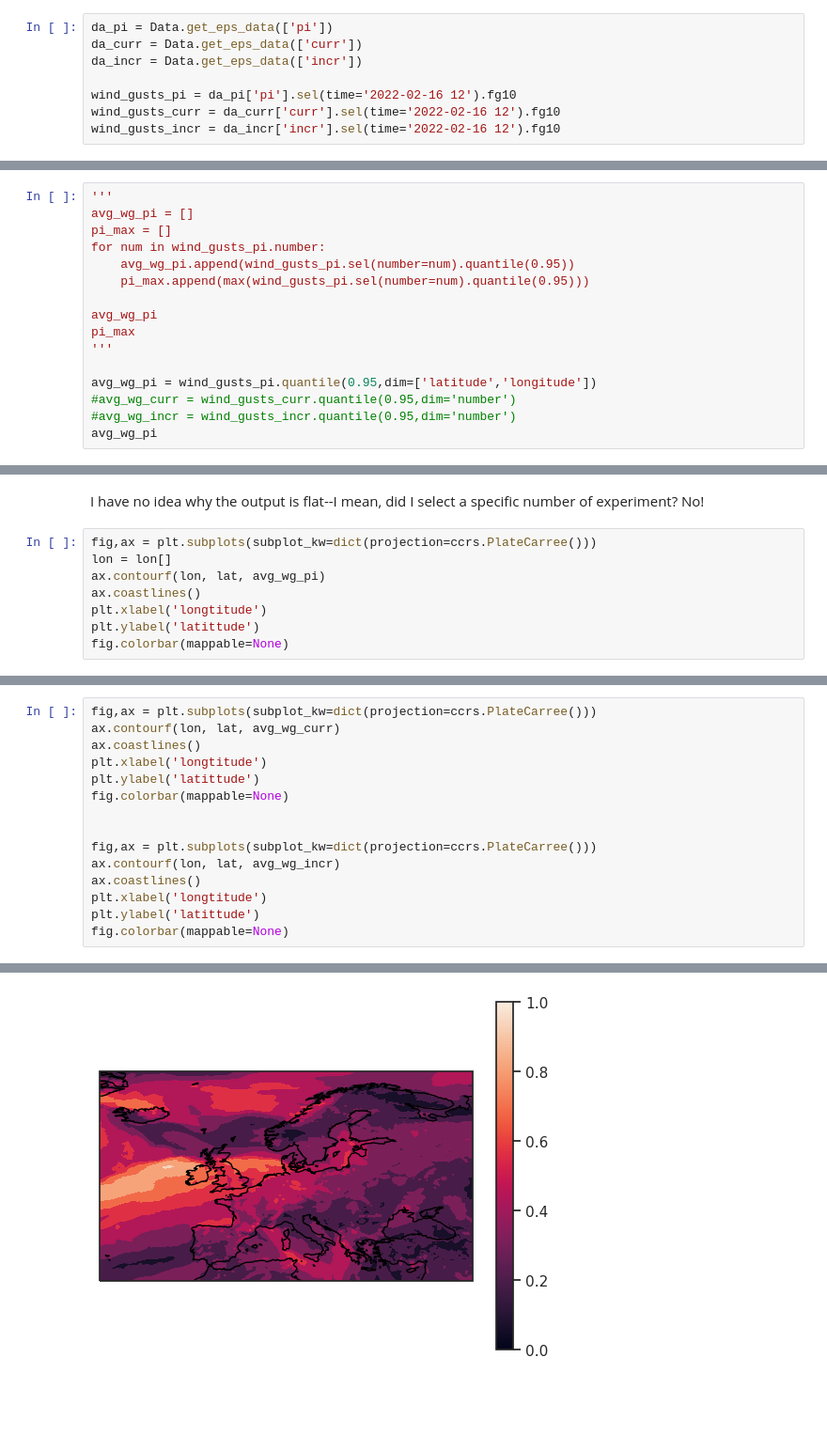
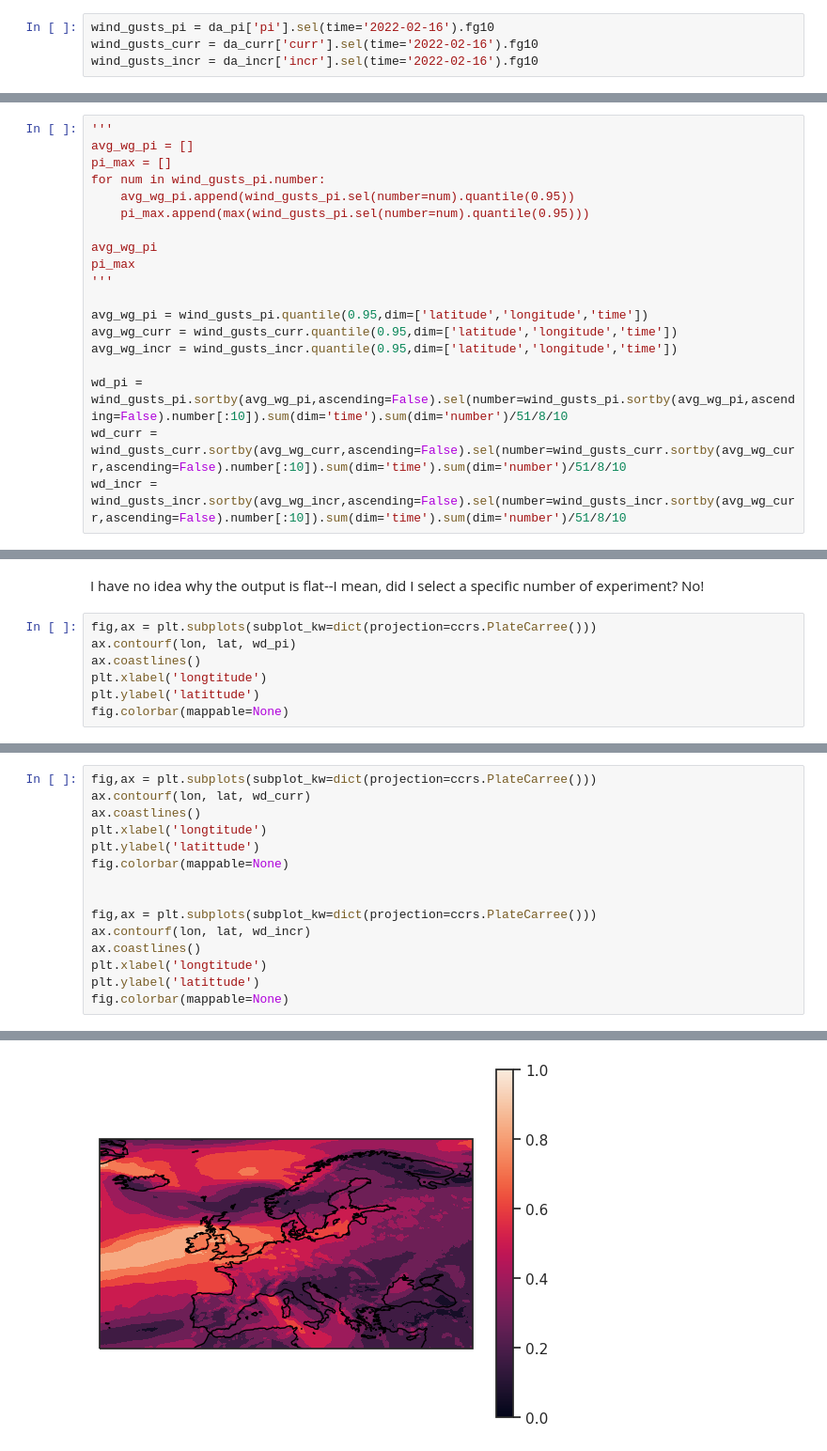
Before and after one commit to deviterra/storm_dudley, a Jupyter notebook: file/00_trial.ipynb, the cells around one changed output, grey strips where cells are left out. Shown at 94% size. Drawn from its saved outputs; the diff is of its cells as text; blank space fills up the shorter version.

Commit message:
add 7 timesteps/avg over time+ensemble number, plt

```diff
--- a/file/00_trial.ipynb
+++ b/file/00_trial.ipynb
@@ -116,8 +137,4 @@ Step 4: plot
 # %%
-da_pi = Data.get_eps_data(['pi'])
-da_curr = Data.get_eps_data(['curr'])
-da_incr = Data.get_eps_data(['incr'])
-
-wind_gusts_pi = da_pi['pi'].sel(time='2022-02-16 12').fg10
-wind_gusts_curr = da_curr['curr'].sel(time='2022-02-16 12').fg10
-wind_gusts_incr = da_incr['incr'].sel(time='2022-02-16 12').fg10
+wind_gusts_pi = da_pi['pi'].sel(time='2022-02-16').fg10
+wind_gusts_curr = da_curr['curr'].sel(time='2022-02-16').fg10
+wind_gusts_incr = da_incr['incr'].sel(time='2022-02-16').fg10
@@ -163,7 +173,10 @@ avg_wg_pi
 pi_max
 '''
 
-avg_wg_pi = wind_gusts_pi.quantile(0.95,dim=['latitude','longitude'])
-#avg_wg_curr = wind_gusts_curr.quantile(0.95,dim='number')
-#avg_wg_incr = wind_gusts_incr.quantile(0.95,dim='number')
-avg_wg_pi
+avg_wg_pi = wind_gusts_pi.quantile(0.95,dim=['latitude','longitude','time'])
+avg_wg_curr = wind_gusts_curr.quantile(0.95,dim=['latitude','longitude','time'])
+avg_wg_incr = wind_gusts_incr.quantile(0.95,dim=['latitude','longitude','time'])
+
+wd_pi = wind_gusts_pi.sortby(avg_wg_pi,ascending=False).sel(number=wind_gusts_pi.sortby(avg_wg_pi,ascending=False).number[:10]).sum(dim='time').sum(dim='number')/51/8/10
+wd_curr = wind_gusts_curr.sortby(avg_wg_curr,ascending=False).sel(number=wind_gusts_curr.sortby(avg_wg_curr,ascending=False).number[:10]).sum(dim='time').sum(dim='number')/51/8/10
+wd_incr = wind_gusts_incr.sortby(avg_wg_incr,ascending=False).sel(number=wind_gusts_incr.sortby(avg_wg_curr,ascending=False).number[:10]).sum(dim='time').sum(dim='number')/51/8/10
@@ -187,8 +205,7 @@ Coordinates:
 I have no idea why the output is flat--I mean, did I select a specific number of experiment? No!
 # %%
 fig,ax = plt.subplots(subplot_kw=dict(projection=ccrs.PlateCarree()))
-lon = lon[]
-ax.contourf(lon, lat, avg_wg_pi)
+ax.contourf(lon, lat, wd_pi)
 ax.coastlines()
 plt.xlabel('longtitude')
 plt.ylabel('latittude')
@@ -199,6 +218,6 @@ fig.colorbar(mappable=None)
 # %%
 fig,ax = plt.subplots(subplot_kw=dict(projection=ccrs.PlateCarree()))
-ax.contourf(lon, lat, avg_wg_curr)
+ax.contourf(lon, lat, wd_curr)
 ax.coastlines()
 plt.xlabel('longtitude')
 plt.ylabel('latittude')
@@ -206,7 +225,7 @@ fig.colorbar(mappable=None)
 
 
 fig,ax = plt.subplots(subplot_kw=dict(projection=ccrs.PlateCarree()))
-ax.contourf(lon, lat, avg_wg_incr)
+ax.contourf(lon, lat, wd_incr)
 ax.coastlines()
 plt.xlabel('longtitude')
 plt.ylabel('latittude')
@@ -217 +236 @@ fig.colorbar(mappable=None)
-[figure, old version]
+[figure, new version]
```
Also changed, not shown: parts of 9 cells of this notebook.
